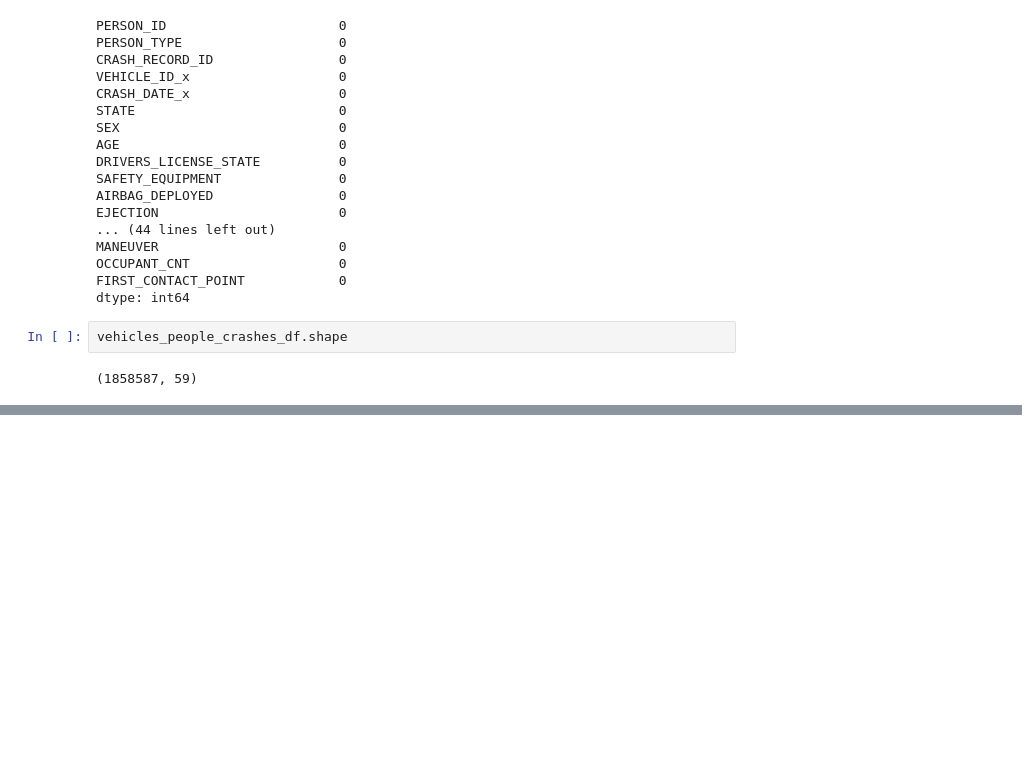
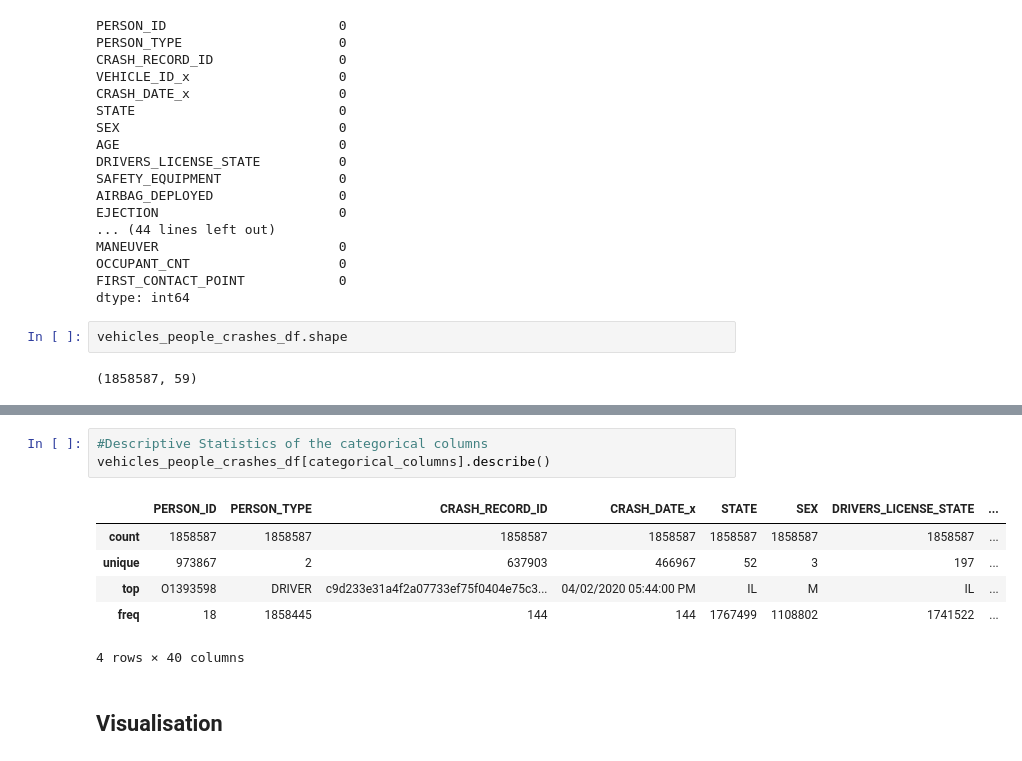
Before and after one commit to Cynthia-Njambi/City-of-Chicago-Traffic-Crashes-Project, a Jupyter notebook: groups/josphat.ipynb, the cells around one changed output, grey strips where cells are left out. Cells and saved outputs as stored; diff of their text form; blank space fills up the shorter version.

```diff
--- a/groups/josphat.ipynb
+++ b/groups/josphat.ipynb
@@ -455,0 +533,12 @@ vehicles_people_crashes_df.shape
+# %%
+#Descriptive Statistics of the categorical columns
+vehicles_people_crashes_df[categorical_columns].describe()
+# %% [output]
+|  | PERSON_ID | PERSON_TYPE | CRASH_RECORD_ID | CRASH_DATE_x | STATE | SEX | DRIVERS_LICENSE_STATE | ... |
+| count | 1858587 | 1858587 | 1858587 | 1858587 | 1858587 | 1858587 | 1858587 | ... |
+| unique | 973867 | 2 | 637903 | 466967 | 52 | 3 | 197 | ... |
+| top | O1393598 | DRIVER | c9d233e31a4f2a07733ef75f0404e75c3... | 04/02/2020 05:44:00 PM | IL | M | IL | ... |
+| freq | 18 | 1858445 | 144 | 144 | 1767499 | 1108802 | 1741522 | ... |
+4 rows × 40 columns
+# %% [markdown]
+## Visualisation
```
Also changed, not shown: parts of 10 cells of this notebook.
